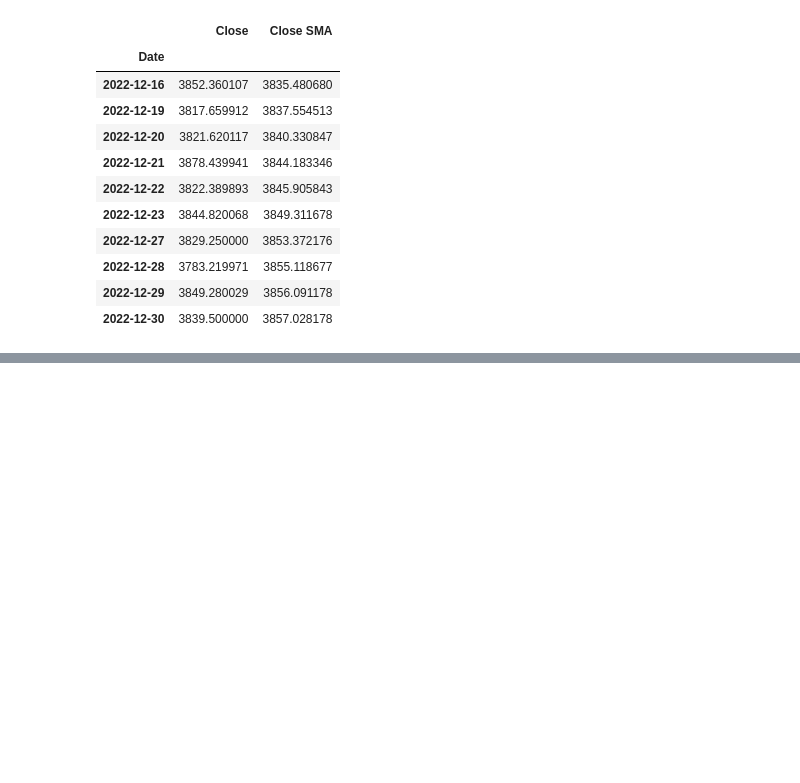
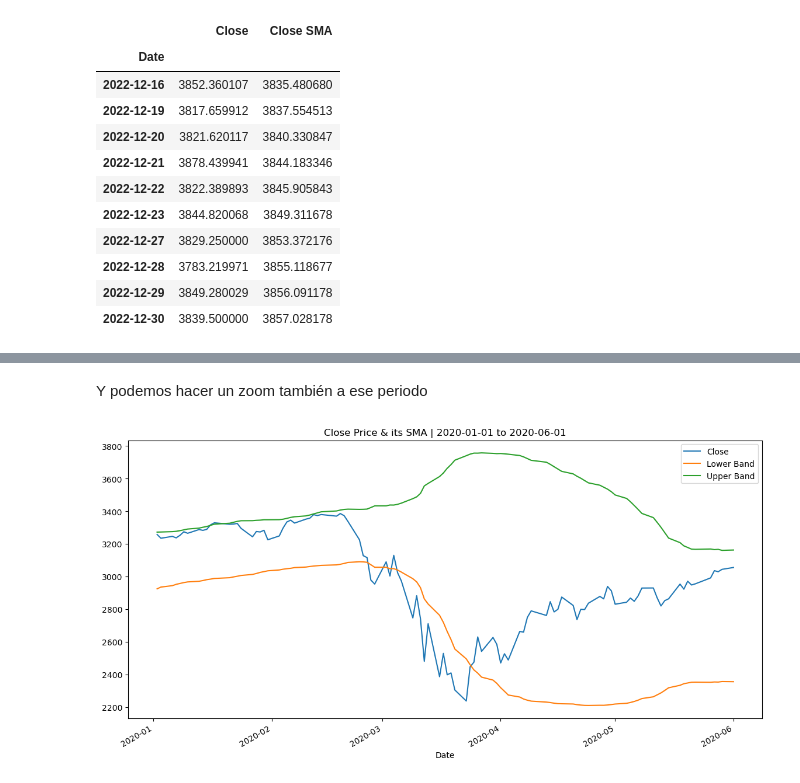
Before and after one commit to DVadeus/Uber, a Jupyter notebook: pandas.ipynb, the cells around one changed output, grey strips where cells are left out. Cells and saved outputs as stored; diff of their text form; code cells hidden in the pictures; blank space fills up the shorter version.

```diff
--- a/pandas.ipynb
+++ b/pandas.ipynb
@@ -203,0 +251,6 @@ df[['Close', 'Close SMA']].tail(10)
+# %% [markdown]
+Y podemos hacer un zoom también a ese periodo
+# %%
+df.loc['2020-01-01': '2020-06-01', ['Close', 'Lower Band', 'Upper Band']].plot(figsize=(14, 7), title='Close Price & its SMA | 2020-01-01 to 2020-06-01');
+# %% [output]
+[figure, added]
```
Also changed, not shown: parts of 211 cells of this notebook, 2 other files.
